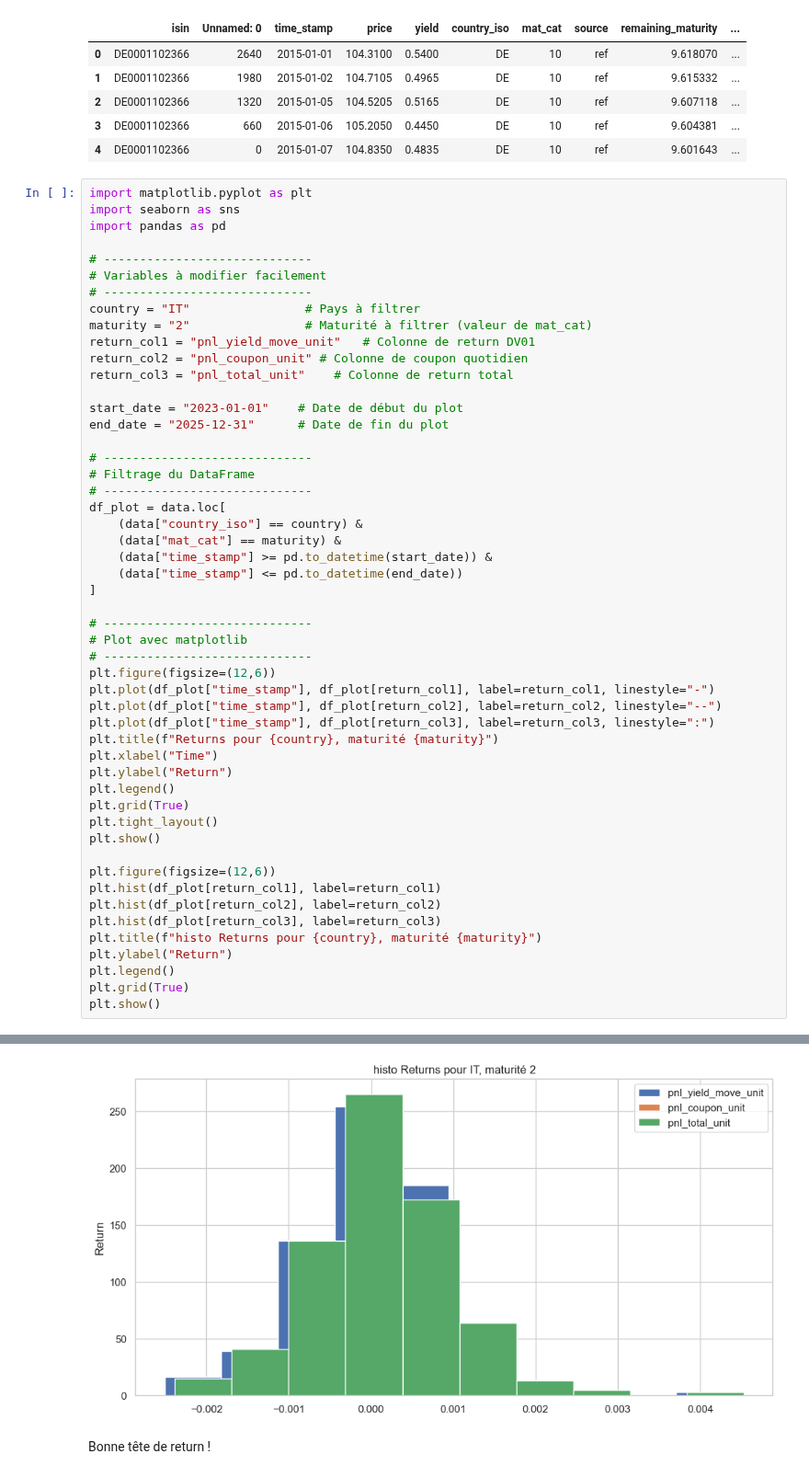
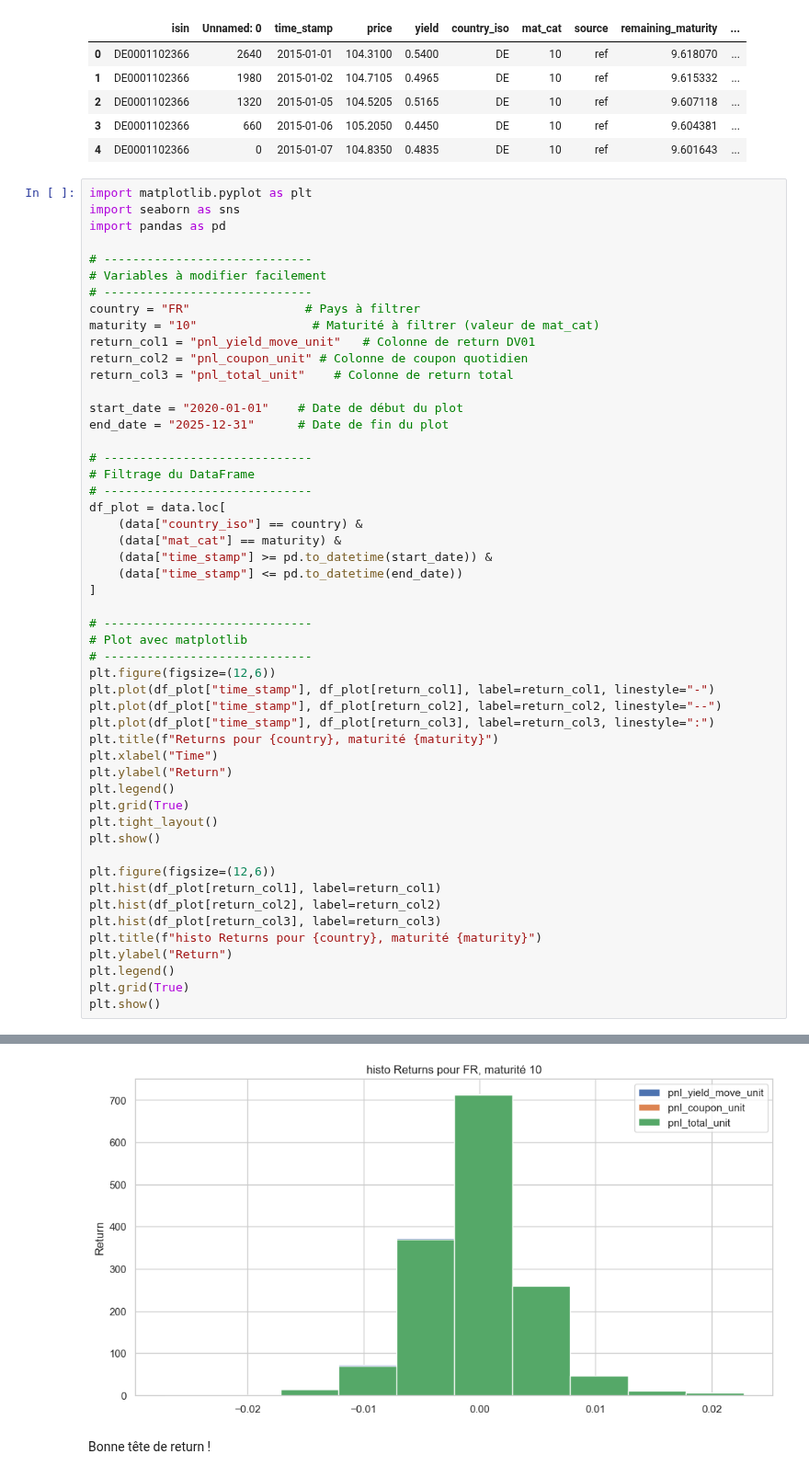
Before and after one commit to pradosth0/Markowitz_based_portfolio_allocation, a Jupyter notebook: pf_bond.ipynb, the cells around one changed output, grey strips where cells are left out. Shown at 92% size. Cells and saved outputs as stored; diff of their text form.

```diff
--- a/pf_bond.ipynb
+++ b/pf_bond.ipynb
@@ -78,13 +78,13 @@ import pandas as pd
 # -----------------------------
 # Variables à modifier facilement
 # -----------------------------
-country = "IT"                # Pays à filtrer
-maturity = "2"                # Maturité à filtrer (valeur de mat_cat)
+country = "FR"                # Pays à filtrer
+maturity = "10"                # Maturité à filtrer (valeur de mat_cat)
 return_col1 = "pnl_yield_move_unit"   # Colonne de return DV01
 return_col2 = "pnl_coupon_unit" # Colonne de coupon quotidien
 return_col3 = "pnl_total_unit"    # Colonne de return total
 
-start_date = "2023-01-01"    # Date de début du plot
+start_date = "2020-01-01"    # Date de début du plot
 end_date = "2025-12-31"      # Date de fin du plot
 
 # -----------------------------
@@ -126,4 +126,4 @@ plt.show()
-[figure, old version]
+[figure, new version]
 # %% [markdown]
 Bonne tête de return !
 # %% [markdown]
```
Also changed, not shown: parts of 5 cells of this notebook.
